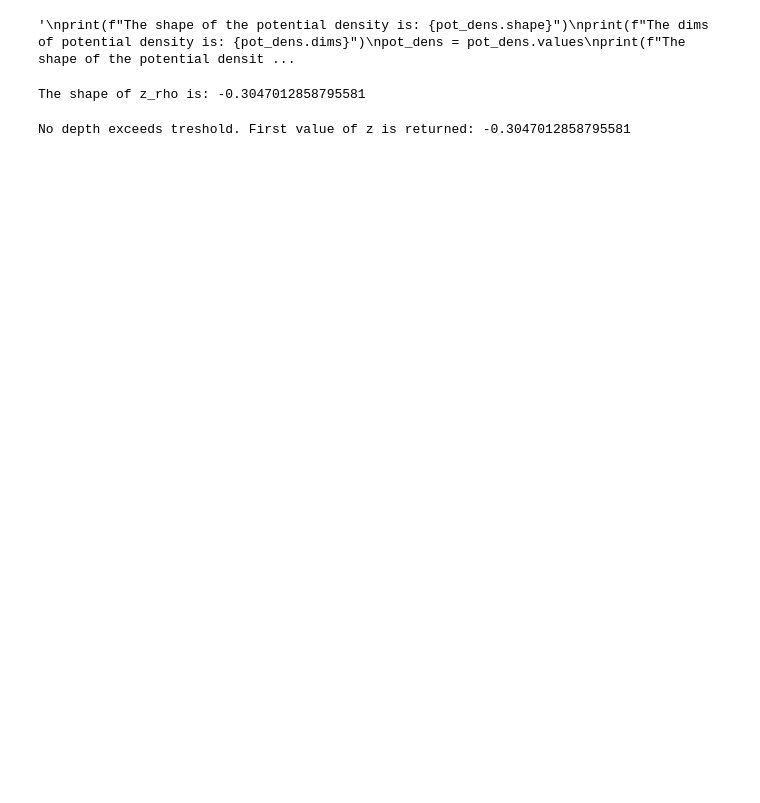
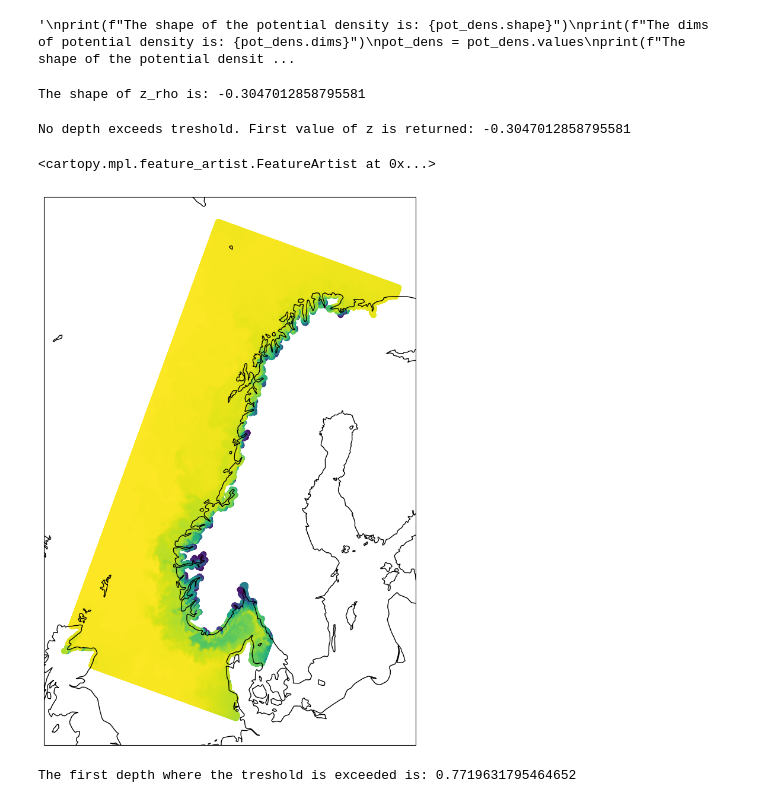
Before and after one commit to metno/ocean-ai, a Jupyter notebook: plot/test_code.ipynb, the cells around one changed output. Drawn from its saved outputs; the diff is of its cells as text; code cells hidden in the pictures; blank space fills up the shorter version.

```diff
--- a/plot/test_code.ipynb
+++ b/plot/test_code.ipynb
@@ -122,4 +110,11 @@ MLD(pot_dens = pot_dens, z = z_rho)
 No depth exceeds treshold. First value of z is returned: -0.3047012858795581
 # %%
 #Testing another area
-ds_2024_new = xr.open_dataset(f'/lustre/storeB/project/fou/hi/foccus/datasets/symlinks/norkystv3-hindcast/2024/norkyst800-20240330.nc').isel(s_rho = -1, time = 0, X = 413, Y = 910)
+ds_2024_new = xr.open_dataset(f'/lustre/storeB/project/fou/hi/foccus/datasets/symlinks/norkystv3-hindcast/2024/norkyst800-20240621.nc').isel(s_rho = -3, time = 0)#, X = slice(722,985), Y = slice(1601,1892))
+# %%
+fig,ax = plt.subplots(figsize = (10,12), subplot_kw={'projection': ccrs.NorthPolarStereo()})
+ax.scatter(ds_2024_new["lon"], ds_2024_new["lat"], c = ds_2024_new["salinity"][:,:],transform = ccrs.PlateCarree())
+ax.coastlines()
+# %% [output]
+<cartopy.mpl.feature_artist.FeatureArtist at 0x...>
+[figure, added]
@@ -125,0 +132,4 @@ ds_2024_new = xr.open_dataset(f'/lustre/storeB/project/fou/hi/foccus/datasets/sy
+# %%
+mld = MLD(pot_dens=pot_dens_n, z = z_rho_n)
+# %% [output]
+The first depth where the treshold is exceeded is: 0.7719631795464652
```
Also changed, not shown: parts of 15 cells of this notebook, 1 other file.
